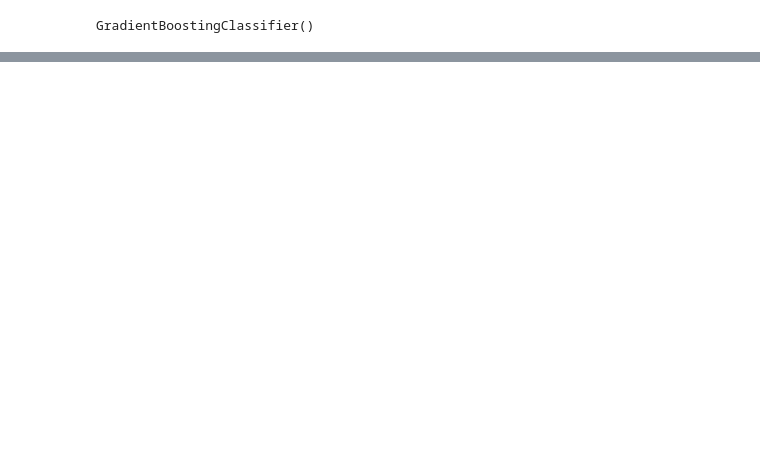
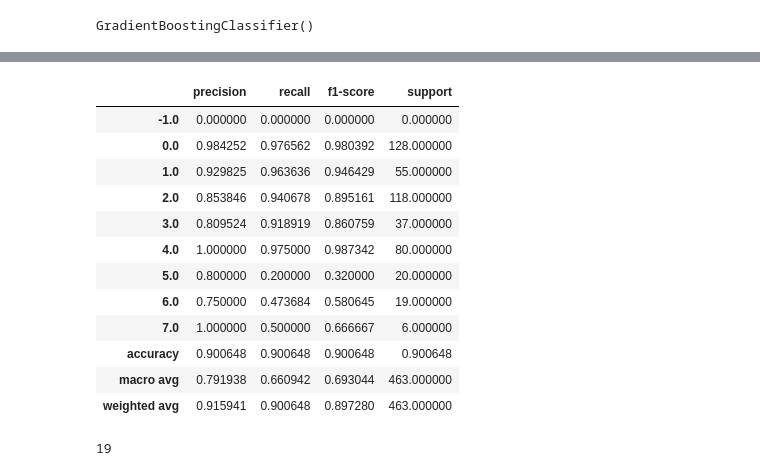
Before and after one commit to P0-gruppe/kingdomino, a Jupyter notebook: preprocess_2.ipynb, the cells around one changed output, grey strips where cells are left out. Cells and saved outputs as stored; diff of their text form; code cells hidden in the pictures; blank space fills up the shorter version.

```diff
--- a/preprocess_2.ipynb
+++ b/preprocess_2.ipynb
@@ -133,0 +141,30 @@ pd.DataFrame(report).transpose()
+# %%
+described = {}
+unique_tile_tyles = df['tile_type'].unique()
+for tile_type in unique_tile_tyles:
+    described[tile_type] = df[df['tile_type'] == tile_type].describe(percentiles=[0.005, 0.5, 0.995]).to_dict()
+
+def get_terrain(hue, saturation, value):
+    # df_tile = pd.DataFrame({ 'hue': hue, 'saturation': saturation, 'value': value })
+
+    # return gbc.predict(df_tile)
+
+    for tile_type in unique_tile_tyles:
+        described_tile = described[tile_type]
+
+        if described_tile['hue']['0.5%'] < hue < described_tile['hue']['99.5%'] and described_tile['saturation']['0.5%'] < saturation < described_tile['saturation']['99.5%'] and described_tile['value']['0.5%'] < value < described_tile['value']['99.5%']:
+            return tile_type
+
+    return -1
+# %%
+def predict(X):
+    pred = np.zeros(len(X))
+
+
+    for i in range(len(X)):
+        pred[i] = get_terrain(*X.iloc[i])
+
+    return pred
+# %%
+y_pred = predict(X_test)
+y_pred
@@ -133,0 +189,30 @@ pd.DataFrame(report).transpose()
+# %%
+report = classification_report(y_test, y_pred, output_dict=True)
+
+pd.DataFrame(report).transpose()
+# %% [output]
+|  | precision | recall | f1-score | support |
+| -1.0 | 0.000000 | 0.000000 | 0.000000 | 0.000000 |
+| 0.0 | 0.984252 | 0.976562 | 0.980392 | 128.000000 |
+| 1.0 | 0.929825 | 0.963636 | 0.946429 | 55.000000 |
+| 2.0 | 0.853846 | 0.940678 | 0.895161 | 118.000000 |
+| 3.0 | 0.809524 | 0.918919 | 0.860759 | 37.000000 |
+| 4.0 | 1.000000 | 0.975000 | 0.987342 | 80.000000 |
+| 5.0 | 0.800000 | 0.200000 | 0.320000 | 20.000000 |
+| 6.0 | 0.750000 | 0.473684 | 0.580645 | 19.000000 |
+| 7.0 | 1.000000 | 0.500000 | 0.666667 | 6.000000 |
+| accuracy | 0.900648 | 0.900648 | 0.900648 | 0.900648 |
+| macro avg | 0.791938 | 0.660942 | 0.693044 | 463.000000 |
+| weighted avg | 0.915941 | 0.900648 | 0.897280 | 463.000000 |
+# %%
+tile_classes = df['tile_type'].unique()
+confusion_matrix = np.zeros((len(tile_classes), len(tile_classes)))
+
+for i in range(len(tile_classes)):
+    for j in range(len(tile_classes)):
+        confusion_matrix[j, i] = np.sum(y_pred[y_test == i] == j)
+
+# pd.DataFrame(confusion_matrix)
+sum(y_test == 6)
+# %% [output]
+19
```
Also changed, not shown: parts of 7 cells of this notebook, 1 other file.
